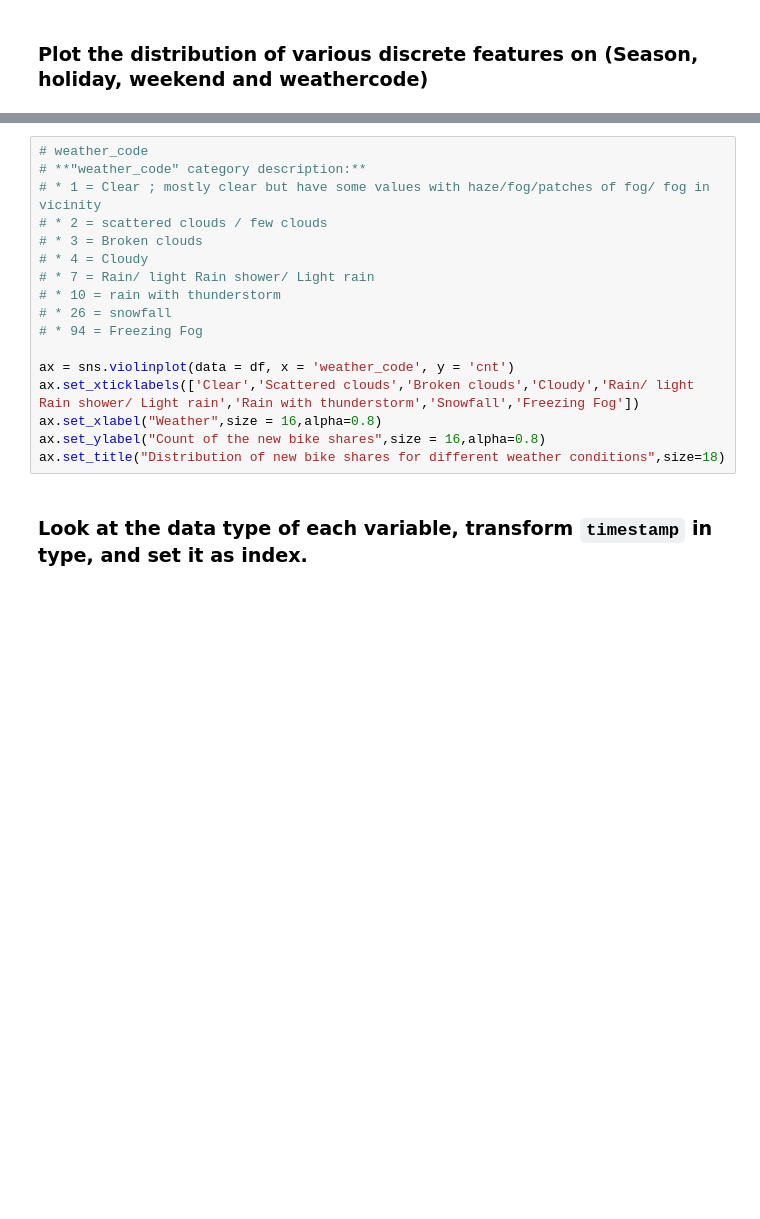
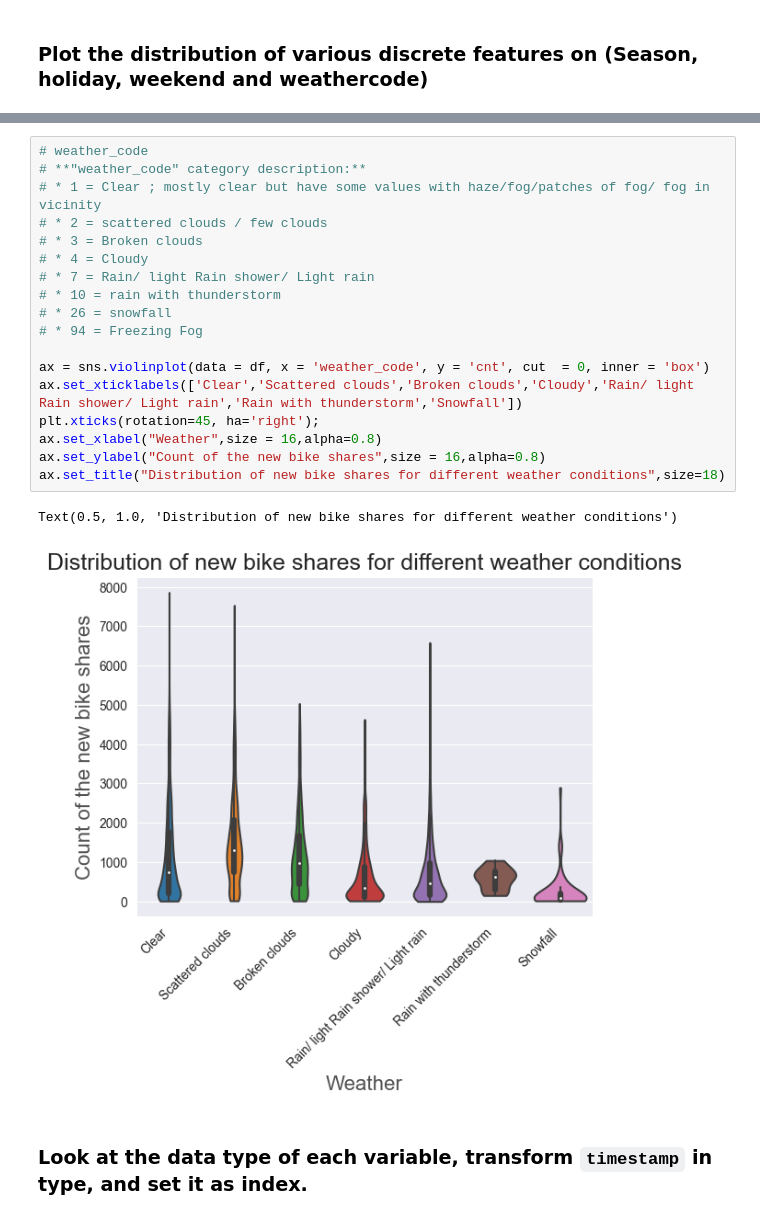
Before and after one commit to KursaDSc/Data_visualization_Assignment, a Jupyter notebook: Homework.ipynb, the cells around one changed output, grey strips where cells are left out. Drawn from its saved outputs; the diff is of its cells as text; blank space fills up the shorter version.

```diff
--- a/Homework.ipynb
+++ b/Homework.ipynb
@@ -146,19 +146,23 @@ Text(0.5, 1.0, 'Distribution of new bike shares for weekdays and weekend')
 # %%
 # weather_code
 # **"weather_code" category description:**
 # * 1 = Clear ; mostly clear but have some values with haze/fog/patches of fog/ fog in vicinity
 # * 2 = scattered clouds / few clouds
 # * 3 = Broken clouds
 # * 4 = Cloudy
 # * 7 = Rain/ light Rain shower/ Light rain
 # * 10 = rain with thunderstorm
 # * 26 = snowfall
 # * 94 = Freezing Fog
 
-ax = sns.violinplot(data = df, x = 'weather_code', y = 'cnt')
-ax.set_xticklabels(['Clear','Scattered clouds','Broken clouds','Cloudy','Rain/ light Rain shower/ Light rain','Rain with thunderstorm','Snowfall','Freezing Fog'])
+ax = sns.violinplot(data = df, x = 'weather_code', y = 'cnt', cut  = 0, inner = 'box')
+ax.set_xticklabels(['Clear','Scattered clouds','Broken clouds','Cloudy','Rain/ light Rain shower/ Light rain','Rain with thunderstorm','Snowfall'])
+plt.xticks(rotation=45, ha='right');
 ax.set_xlabel("Weather",size = 16,alpha=0.8)
 ax.set_ylabel("Count of the new bike shares",size = 16,alpha=0.8)
 ax.set_title("Distribution of new bike shares for different weather conditions",size=18)
+# %% [output]
+Text(0.5, 1.0, 'Distribution of new bike shares for different weather conditions')
+[figure, added]
 # %% [markdown]
 ### Look at the data type of each variable, transform `timestamp` in type, and set it as index.
```
Also changed, not shown: parts of 5 cells of this notebook.
